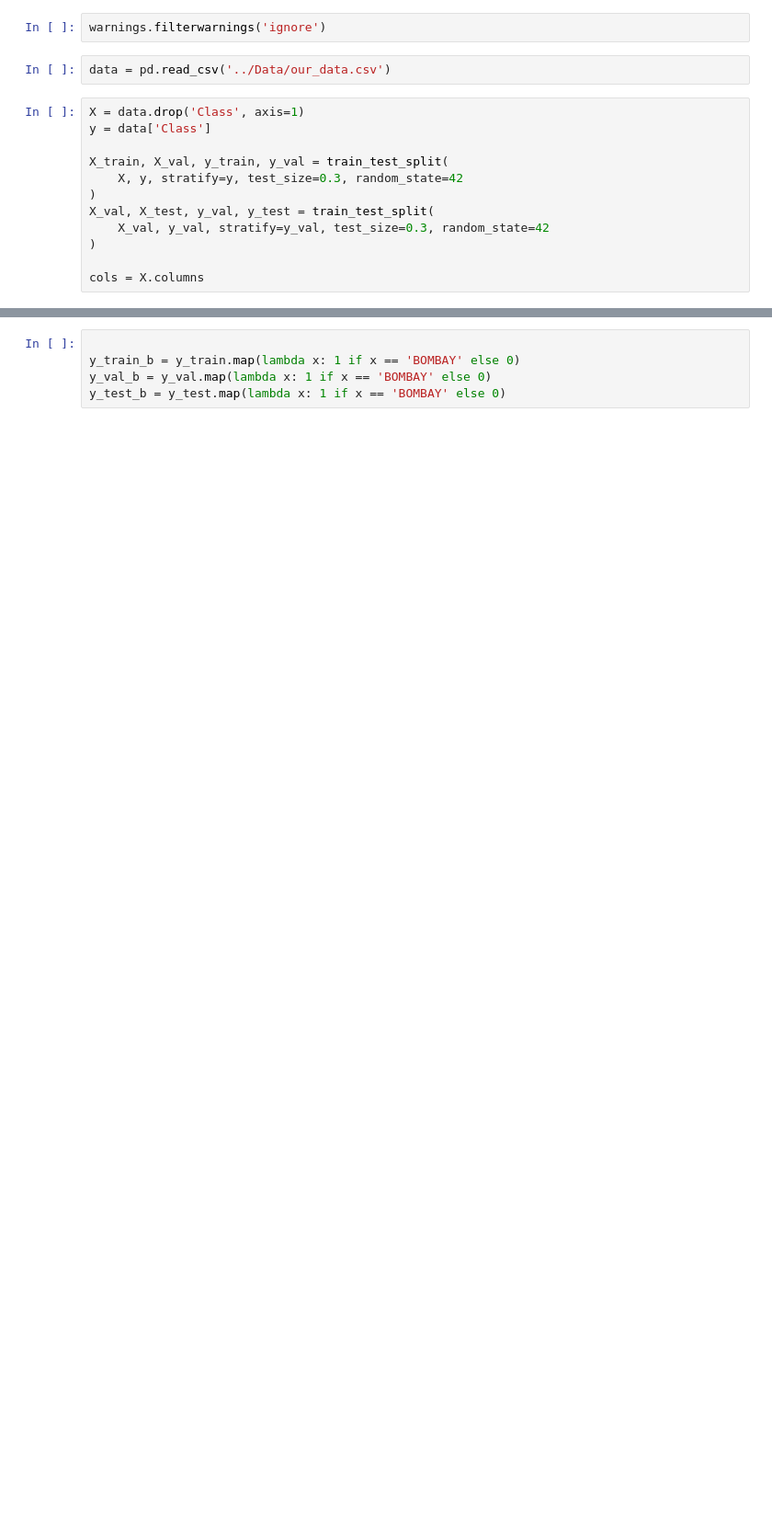
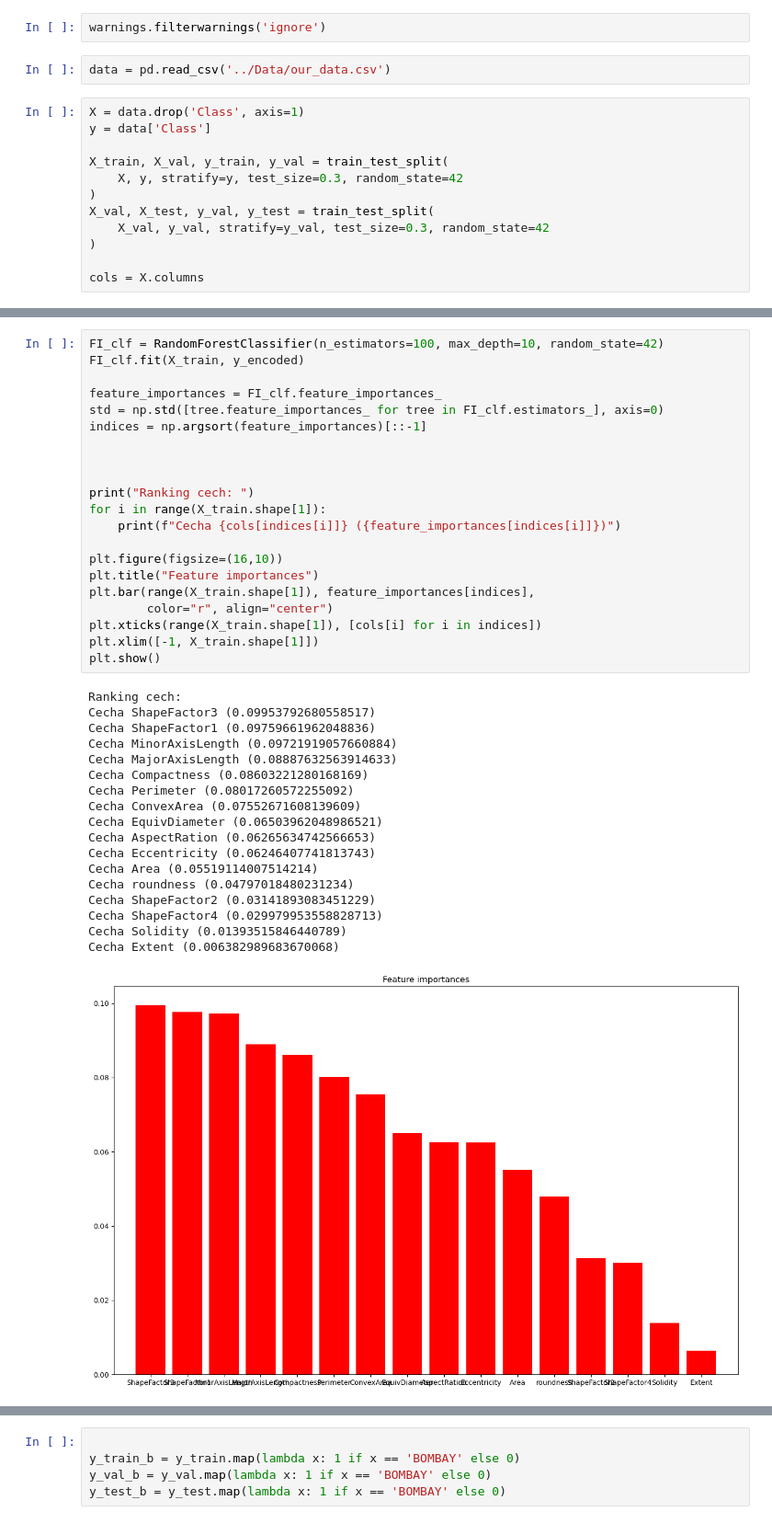
Before and after one commit to DeptuchMateusz/Bean-Classification, a Jupyter notebook: etap_2/Etap_2.ipynb, the cells around one changed output, grey strips where cells are left out. Shown at 92% size. Drawn from its saved outputs; the diff is of its cells as text; blank space fills up the shorter version.

```diff
--- a/etap_2/Etap_2.ipynb
+++ b/etap_2/Etap_2.ipynb
@@ -43,0 +82,40 @@ Zamiana zmiennej kategorycznej - nazw klas fasolek, przy użyciu one hot encodin
+# %%
+FI_clf = RandomForestClassifier(n_estimators=100, max_depth=10, random_state=42)
+FI_clf.fit(X_train, y_encoded)
+
+feature_importances = FI_clf.feature_importances_
+std = np.std([tree.feature_importances_ for tree in FI_clf.estimators_], axis=0)
+indices = np.argsort(feature_importances)[::-1]
+
+
+
+print("Ranking cech: ")
+for i in range(X_train.shape[1]):
+    print(f"Cecha {cols[indices[i]]} ({feature_importances[indices[i]]})")
+
+plt.figure(figsize=(16,10))
+plt.title("Feature importances")
+plt.bar(range(X_train.shape[1]), feature_importances[indices],
+        color="r", align="center")
+plt.xticks(range(X_train.shape[1]), [cols[i] for i in indices])
+plt.xlim([-1, X_train.shape[1]])
+plt.show()
+# %% [output]
+Ranking cech:
+Cecha ShapeFactor3 (0.09953792680558517)
+Cecha ShapeFactor1 (0.09759661962048836)
+Cecha MinorAxisLength (0.09721919057660884)
+Cecha MajorAxisLength (0.08887632563914633)
+Cecha Compactness (0.08603221280168169)
+Cecha Perimeter (0.08017260572255092)
+Cecha ConvexArea (0.07552671608139609)
+Cecha EquivDiameter (0.06503962048986521)
+Cecha AspectRation (0.06265634742566653)
+Cecha Eccentricity (0.06246407741813743)
+Cecha Area (0.05519114007514214)
+Cecha roundness (0.04797018480231234)
+Cecha ShapeFactor2 (0.03141893083451229)
+Cecha ShapeFactor4 (0.029979953558828713)
+Cecha Solidity (0.01393515846440789)
+Cecha Extent (0.006382989683670068)
+[figure, added]
```
Also changed, not shown: parts of 31 cells of this notebook.
